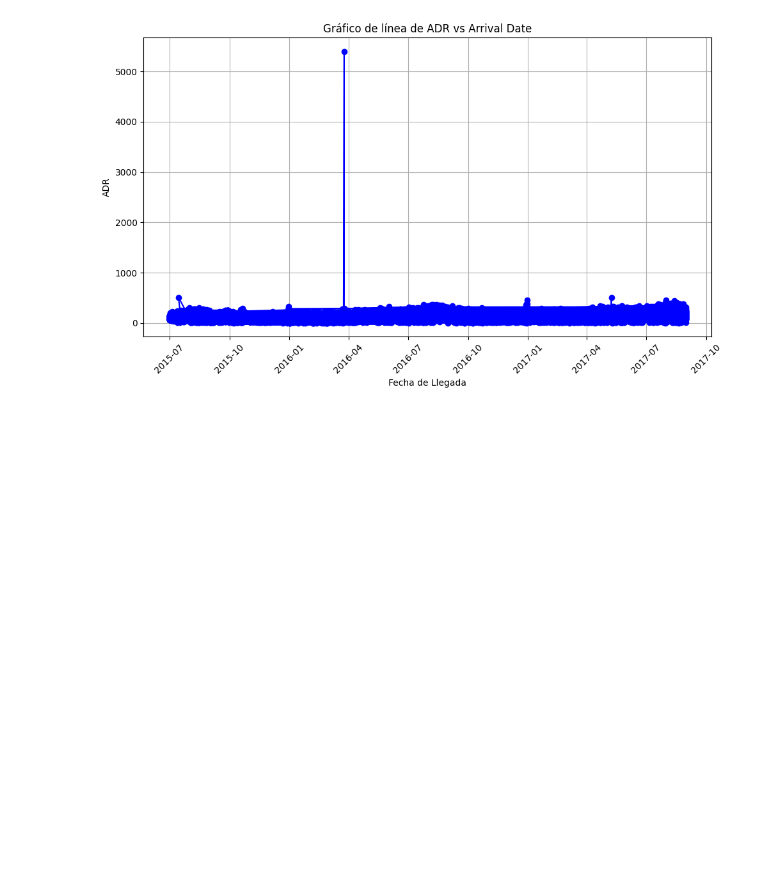
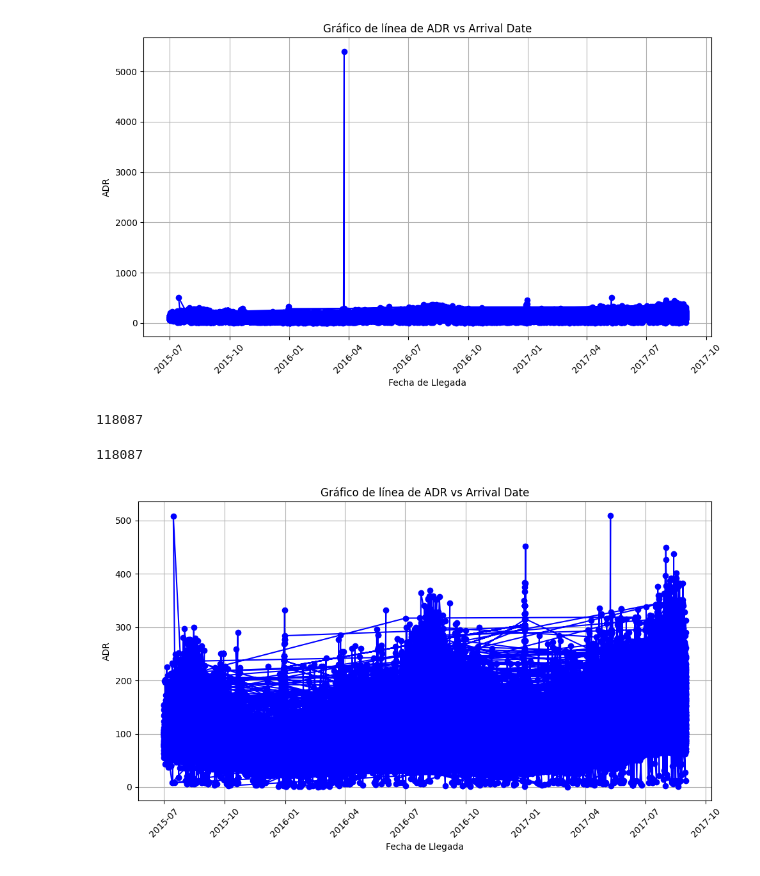
Before and after one commit to GuillermoDuMa/Reboot-Academy-Project-2-Hotel-Bookings, a Jupyter notebook: Data_Cleaning.ipynb, the cells around one changed output. Saved outputs shown, nothing was run; the diff lists cells and outputs as text; code cells hidden in the pictures; blank space fills up the shorter version.

```diff
--- a/Data_Cleaning.ipynb
+++ b/Data_Cleaning.ipynb
@@ -916,3 +914,39 @@ plt.tight_layout()
 plt.show()
 # %% [output]
 [figure]
+# %%
+# Número de filas antes
+filas = df.shape[0]
+print(filas)
+# %% [output]
+118087
+# %%
+# Eliminar registros
+df = df[df['adr'] <= 1000]
+# %%
+print(filas)
+# %% [output]
+118087
+# %%
+# Identificar automáticamente columnas numeros decimales
+categorical_cols = df.select_dtypes(include=['float64']).columns
+
+# Asegurarte de que 'arrival_date' está en formato datetime
+# df['arrival_date'] = pd.to_datetime(df['arrival_date_month'])
+
+# Crear el gráfico de línea
+plt.figure(figsize=(10, 6))
+plt.plot(df['arrival_date'], df['adr'], marker='o', linestyle='-', color='b')
+
+# Personalizar el gráfico
+plt.title('Gráfico de línea de ADR vs Arrival Date')
+plt.xlabel('Fecha de Llegada')
+plt.ylabel('ADR')
+plt.xticks(rotation=45)  # Rotar las etiquetas del eje x para mejorar la legibilidad
+plt.grid(True)
+
+# Mostrar el gráfico
+plt.tight_layout()
+plt.show()
+# %% [output]
+[figure, added]
```
Also changed, not shown: parts of 2 cells of this notebook, 1 other file.
